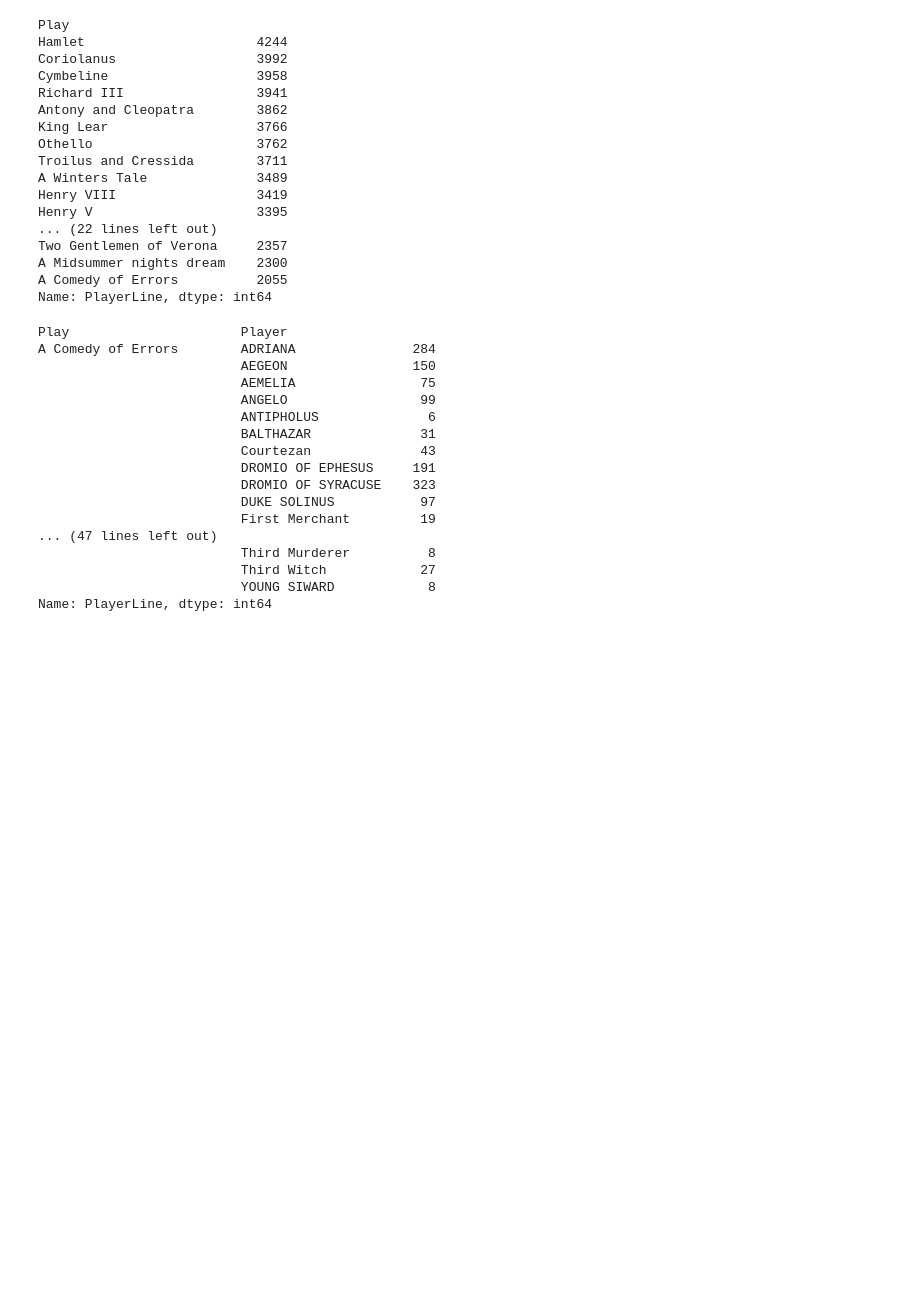
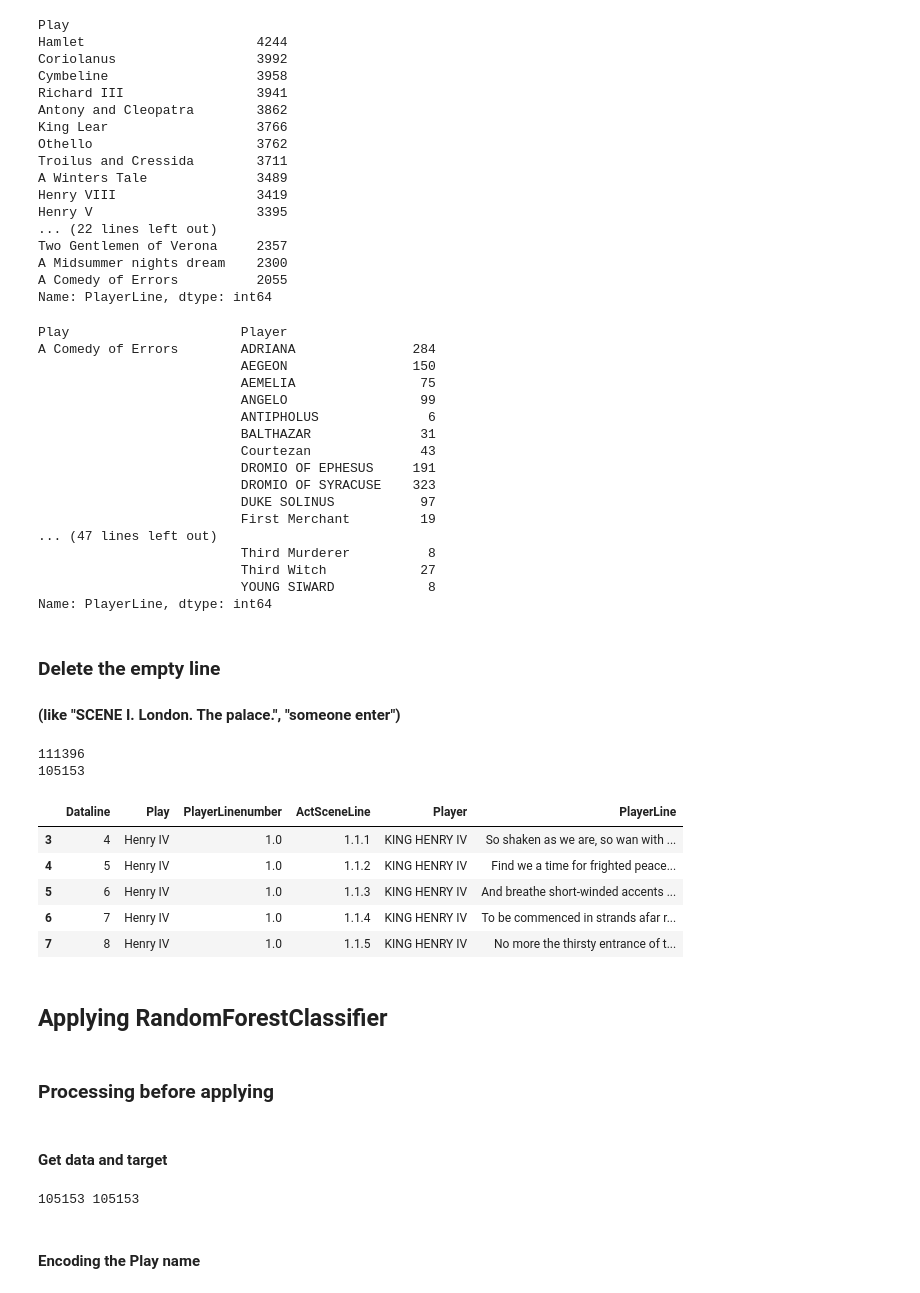
Before and after one commit to RuotingZheng/Shakespeare-plays, a Jupyter notebook: shakespeare.ipynb, the cells around one changed output. Cells and saved outputs as stored; diff of their text form; code cells hidden in the pictures; blank space fills up the shorter version.

```diff
--- a/shakespeare.ipynb
+++ b/shakespeare.ipynb
@@ -167,3 +164,28 @@ A Comedy of Errors        ADRIANA               284
                           Third Witch            27
                           YOUNG SIWARD            8
 Name: PlayerLine, dtype: int64
+# %% [markdown]
+### Delete the empty line
+#### (like "SCENE I. London. The palace.", "someone enter")
+# %%
+print(len(df))
+df = df.dropna(how='any')
+print(len(df))
+# %% [output]
+111396
+105153
+# %%
+df.head()
+# %% [output]
+|  | Dataline | Play | PlayerLinenumber | ActSceneLine | Player | PlayerLine |
+| 3 | 4 | Henry IV | 1.0 | 1.1.1 | KING HENRY IV | So shaken as we are, so wan with ... |
+| 4 | 5 | Henry IV | 1.0 | 1.1.2 | KING HENRY IV | Find we a time for frighted peace... |
+| 5 | 6 | Henry IV | 1.0 | 1.1.3 | KING HENRY IV | And breathe short-winded accents ... |
+| 6 | 7 | Henry IV | 1.0 | 1.1.4 | KING HENRY IV | To be commenced in strands afar r... |
+| 7 | 8 | Henry IV | 1.0 | 1.1.5 | KING HENRY IV | No more the thirsty entrance of t... |
+# %% [markdown]
+## Applying RandomForestClassifier
+# %% [markdown]
+### Processing before applying
+# %% [markdown]
+#### Get data and target
@@ -169,0 +197,6 @@ Name: PlayerLine, dtype: int64
+# %%
+print(len(data),len(target))
+# %% [output]
+105153 105153
+# %% [markdown]
+#### Encoding the Play name
```
Also changed, not shown: parts of 26 cells of this notebook.
